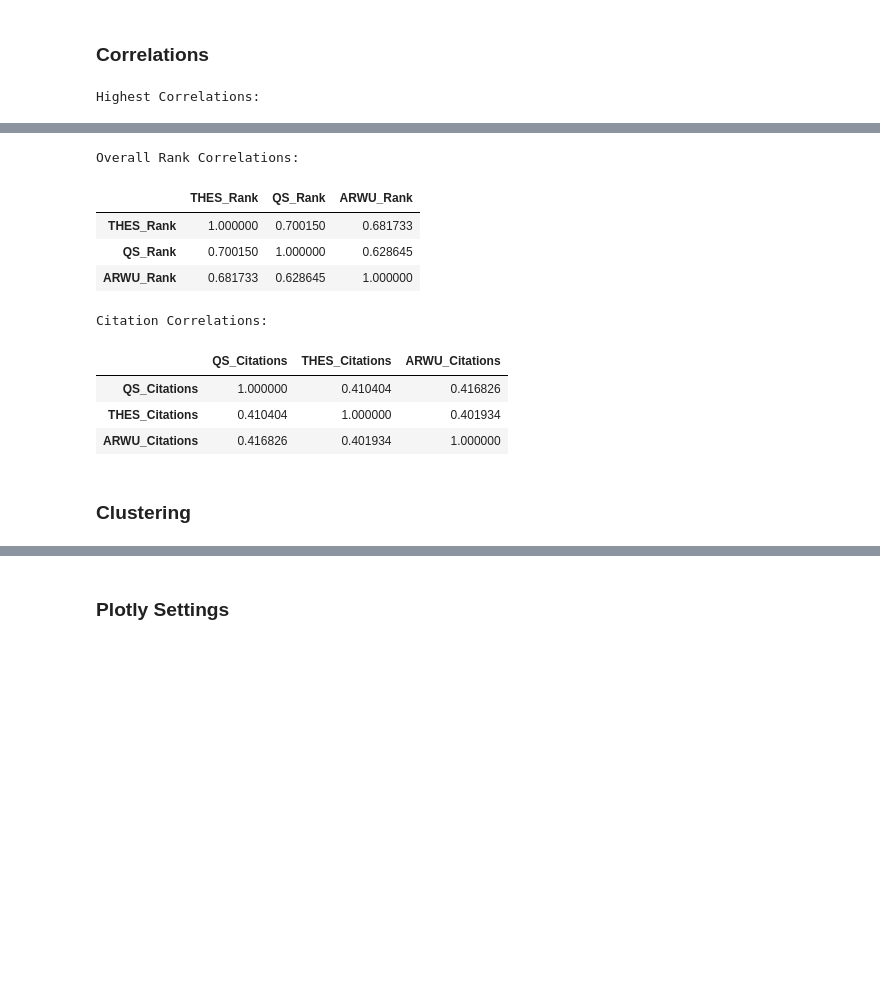
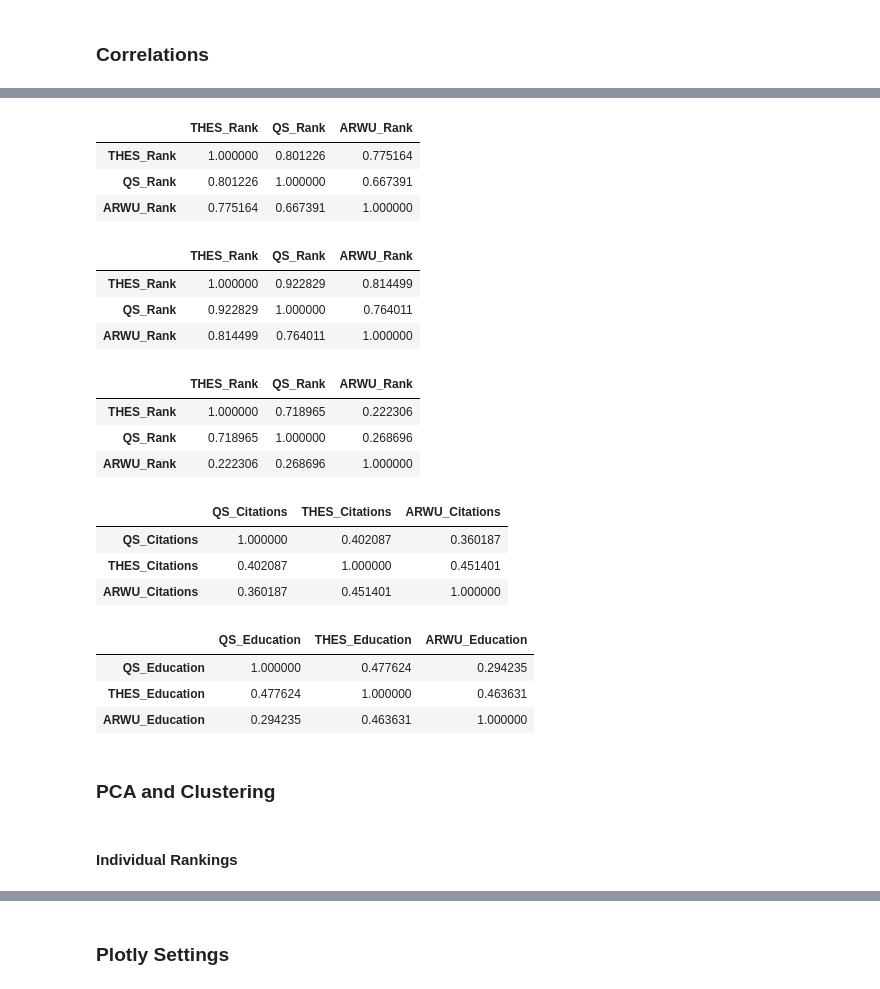
Before and after one commit to ccat-lab/university-clustering, a Jupyter notebook: Exploratory_Results/Correlations_and_Clustering.ipynb, the cells around one changed output, grey strips where cells are left out. Drawn from its saved outputs; the diff is of its cells as text; code cells hidden in the pictures; blank space fills up the shorter version.

```diff
--- a/Exploratory_Results/Correlations_and_Clustering.ipynb
+++ b/Exploratory_Results/Correlations_and_Clustering.ipynb
@@ -17,6 +18,16 @@ if not sys.warnoptions:
 # %%
 dirname = '/Users/Friso/PycharmProjects/Master_Thesis/Project/'
 
-df_ARWU2018 = pd.read_csv(dirname + 'ARWU/data/grid2/ARWURanking_2018_grid.csv')
-df_QS2018 = pd.read_csv(dirname + 'QS/data/grid2/qs2019_grid.csv')
-df_THE2018 = pd.read_csv(dirname + 'THE/data/grid2/THERanking2019__grid.csv')
+dirname = '/Users/Friso/PycharmProjects/Master_Thesis/Project/'
+
+df_ARWU2018 = pd.read_csv(dirname + 'ARWU/data/grid4/ARWURanking_2018_grid.csv')
+df_ARWU2018['GRID_ID'] = df_ARWU2018['GRID_ID'].replace('-1', np.NaN)
+display(df_ARWU2018.describe())
+
+df_QS2018 = pd.read_csv(dirname + 'QS/data/grid4/qs2019_grid.csv')
+df_QS2018['GRID_ID'] = df_QS2018['GRID_ID'].replace('-1', np.NaN)
+display(df_QS2018.describe())
+
+df_THE2018 = pd.read_csv(dirname + 'THE/data/grid4/THERanking2019__grid.csv')
+df_THE2018['GRID_ID'] = df_THE2018['GRID_ID'].replace('-1', np.NaN)
+display(df_THE2018.describe())
@@ -66,18 +116,24 @@ Remaining number of Universities: 347
 cor = df_data.corr()
 cor_unstacked = cor.unstack()
 cor_unstacked = cor_unstacked[cor_unstacked != 1].drop_duplicates()
-print('\nHighest Correlations:')
-display(cor_unstacked.sort_values(ascending=False).head(20))
+# display(cor_unstacked.sort_values(ascending=False).head(20))
+# plt.figure(figsize = (10,10))
+# sns.heatmap(cor, square=True)
 
-print('\nOverall Rank Correlations:')
-cor3 = df_ranking.astype(float).corr()
-display(cor3)
+cor3 = df_ranking.astype(float).corr('spearman')
+cor3_5 = df_ranking.head(50).astype(float).corr('spearman')
+cor3_6 = df_ranking.iloc[50:100].astype(float).corr('spearman')
+display(cor3, cor3_5, cor3_6)
 
 cor2 = df_data[['PUB', 'QS_Citations', 'THES_Citations', 'NS']].copy()
 cor2['ARWU_Citations'] = (cor2['PUB'] + cor2['NS']) / 2
 cor2 = cor2.drop(['NS', 'PUB'], axis=1)
-cor2 = cor2.corr()
-print('\nCitation Correlations:')
+cor2 = cor2.corr('spearman')
 display(cor2)
+tau1, p_value1 = stats.kendalltau(df_data['QS_Citations'], df_data['THES_Citations'])
+
+
+cor4 = df_data[['Faculty_Student', 'Teaching', 'Alumni']].copy()
+cor4 = cor4.rename(columns={"Faculty_Student": 'QS_Education', "Teaching": "THES_Education", "Alumni": "ARWU_Education"})
+display(cor4.corr('spearman'))
 # %% [output]
-Highest Correlations:
@@ -101,13 +140,23 @@ dtype: float64
-Overall Rank Correlations:
 |  | THES_Rank | QS_Rank | ARWU_Rank |
-| THES_Rank | 1.000000 | 0.700150 | 0.681733 |
-| QS_Rank | 0.700150 | 1.000000 | 0.628645 |
-| ARWU_Rank | 0.681733 | 0.628645 | 1.000000 |
+| THES_Rank | 1.000000 | 0.801226 | 0.775164 |
+| QS_Rank | 0.801226 | 1.000000 | 0.667391 |
+| ARWU_Rank | 0.775164 | 0.667391 | 1.000000 |
-Citation Correlations:
-|  | QS_Citations | THES_Citations | ARWU_Citations |
-| QS_Citations | 1.000000 | 0.410404 | 0.416826 |
-| THES_Citations | 0.410404 | 1.000000 | 0.401934 |
-| ARWU_Citations | 0.416826 | 0.401934 | 1.000000 |
+|  | THES_Rank | QS_Rank | ARWU_Rank |
+| THES_Rank | 1.000000 | 0.922829 | 0.814499 |
+| QS_Rank | 0.922829 | 1.000000 | 0.764011 |
+| ARWU_Rank | 0.814499 | 0.764011 | 1.000000 |
+|  | THES_Rank | QS_Rank | ARWU_Rank |
+| THES_Rank | 1.000000 | 0.718965 | 0.222306 |
+| QS_Rank | 0.718965 | 1.000000 | 0.268696 |
+| ARWU_Rank | 0.222306 | 0.268696 | 1.000000 |
+|  | QS_Citations | THES_Citations | ARWU_Citations |
+| QS_Citations | 1.000000 | 0.402087 | 0.360187 |
+| THES_Citations | 0.402087 | 1.000000 | 0.451401 |
+| ARWU_Citations | 0.360187 | 0.451401 | 1.000000 |
+|  | QS_Education | THES_Education | ARWU_Education |
+| QS_Education | 1.000000 | 0.477624 | 0.294235 |
+| THES_Education | 0.477624 | 1.000000 | 0.463631 |
+| ARWU_Education | 0.294235 | 0.463631 | 1.000000 |
 # %% [markdown]
-### Clustering
+### PCA and Clustering
 # %%
@@ -123,0 +183,2 @@ df_kmeans['kmeans']  = clust_labels
+# %% [markdown]
+####  Individual Rankings
```
Also changed, not shown: parts of 14 cells of this notebook.
